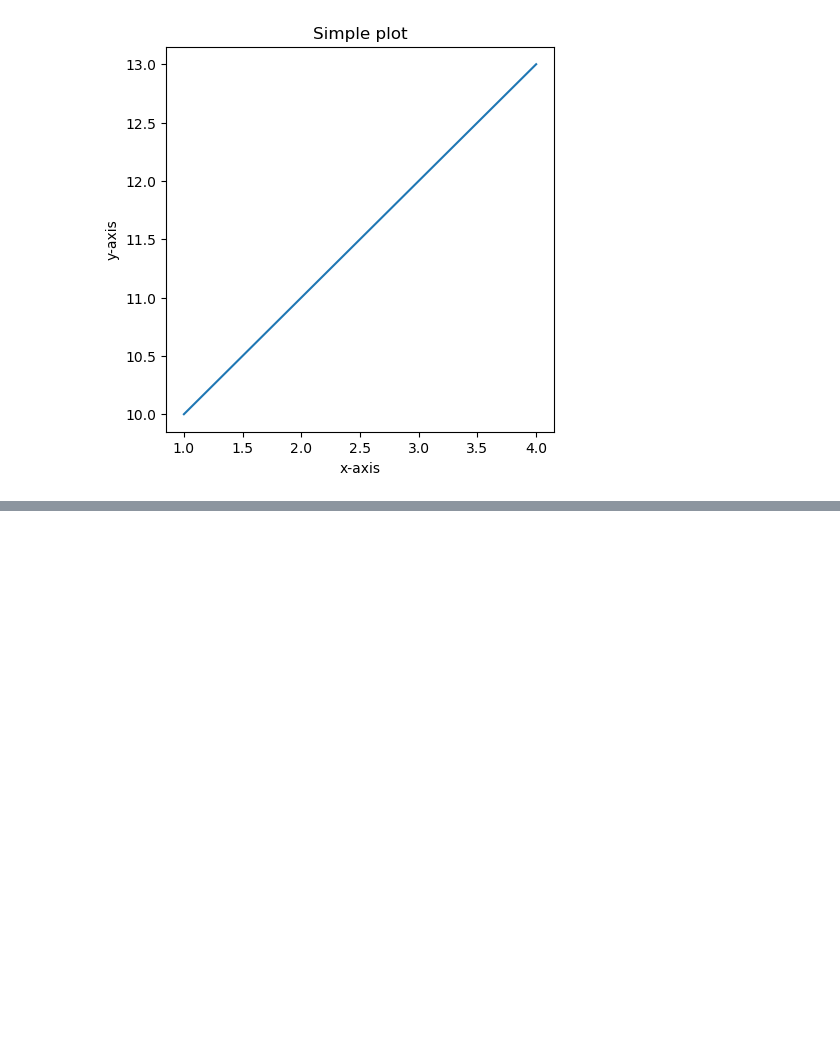
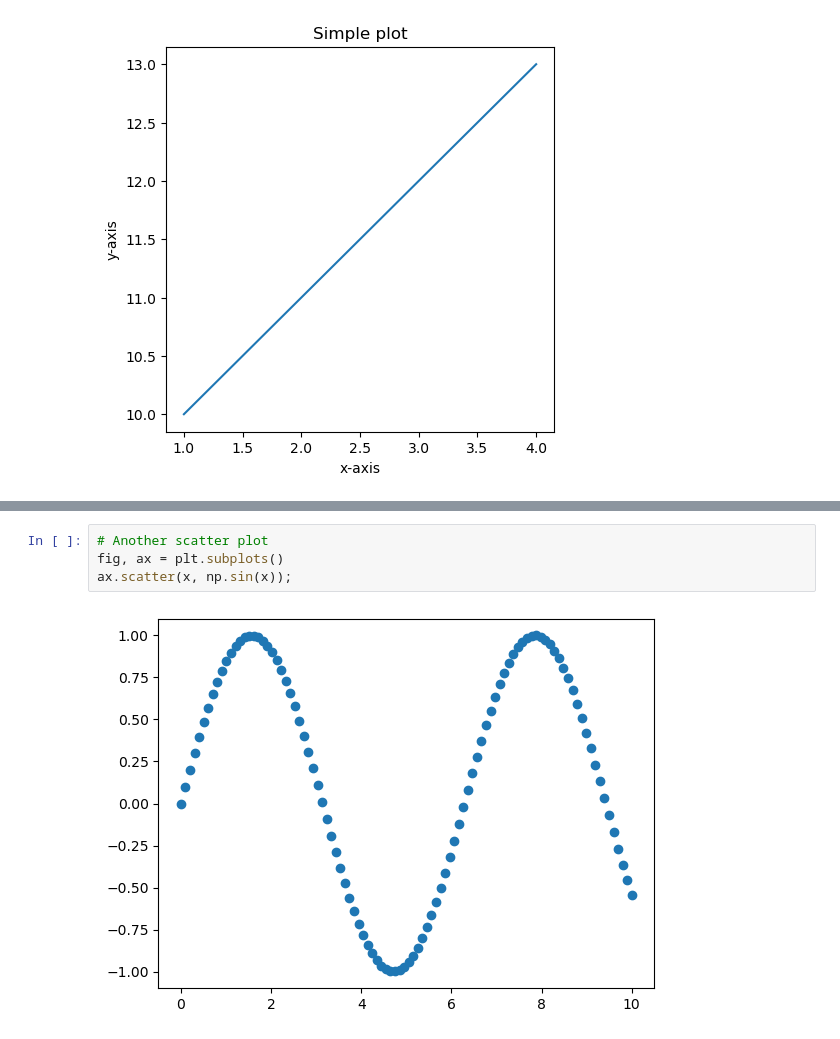
Before and after one commit to emacampa3/data-science, a Jupyter notebook: first-env/matplotlib-introduction.ipynb, the cells around one changed output, grey strips where cells are left out. Cells and saved outputs as stored; diff of their text form; blank space fills up the shorter version.

```diff
--- a/first-env/matplotlib-introduction.ipynb
+++ b/first-env/matplotlib-introduction.ipynb
@@ -74,0 +109,6 @@ ax.set(title="Simple plot",
+# %%
+# Another scatter plot
+fig, ax = plt.subplots()
+ax.scatter(x, np.sin(x));
+# %% [output]
+[figure, added]
```
Also changed, not shown: parts of 13 cells of this notebook.
